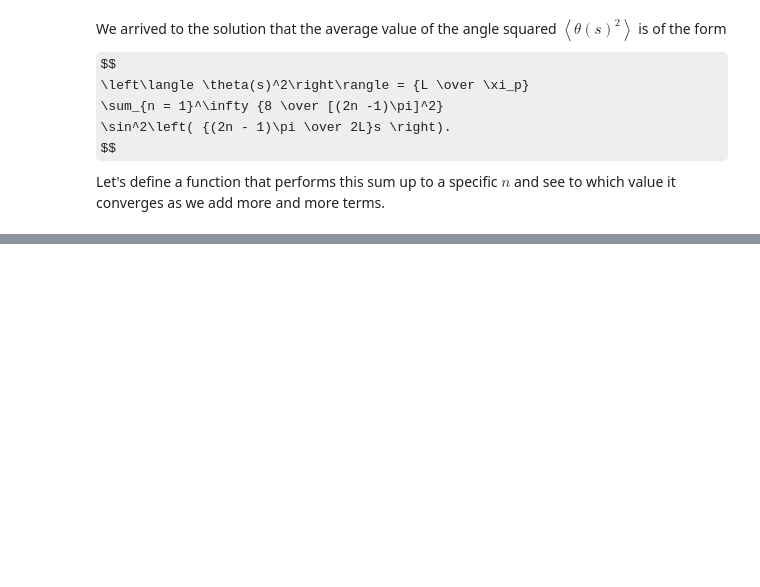
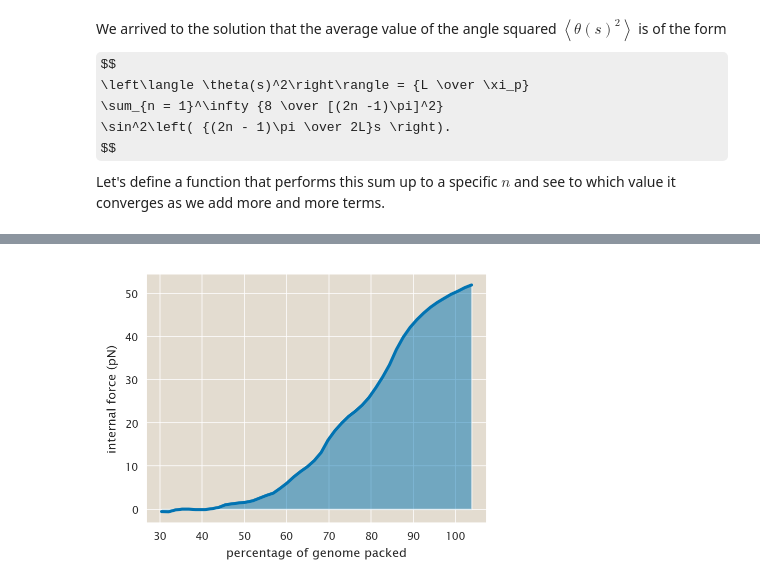
Before and after one commit to mrazomej/pboc, a Jupyter notebook: src/chapter_10.ipynb, the cells around one changed output, grey strips where cells are left out. Cells and saved outputs as stored; diff of their text form; code cells hidden in the pictures; some formulas as TeX source; blank space fills up the shorter version.

```diff
--- a/src/chapter_10.ipynb
+++ b/src/chapter_10.ipynb
@@ -102,0 +237,18 @@ plt.savefig(figdir + 'problem_10_01_04.png', bbox_inches='tight',
+# %%
+# Import data
+df_force = pd.read_excel('../data/fig10.19B.xls', sheet_name='tidy')
+
+# Plot data
+plt.plot(df_force.percentage_packed,
+         df_force.force_pN, lw=2)
+
+# Fill betwee curve and x axis
+plt.fill_between(df_force.percentage_packed,
+                 df_force.force_pN,
+                 alpha=0.5)
+
+# Label axis
+plt.xlabel('percentage of genome packed')
+_ = plt.ylabel('internal force (pN)')
+# %% [output]
+[figure, added]
```
Also changed, not shown: parts of 16 cells of this notebook.
